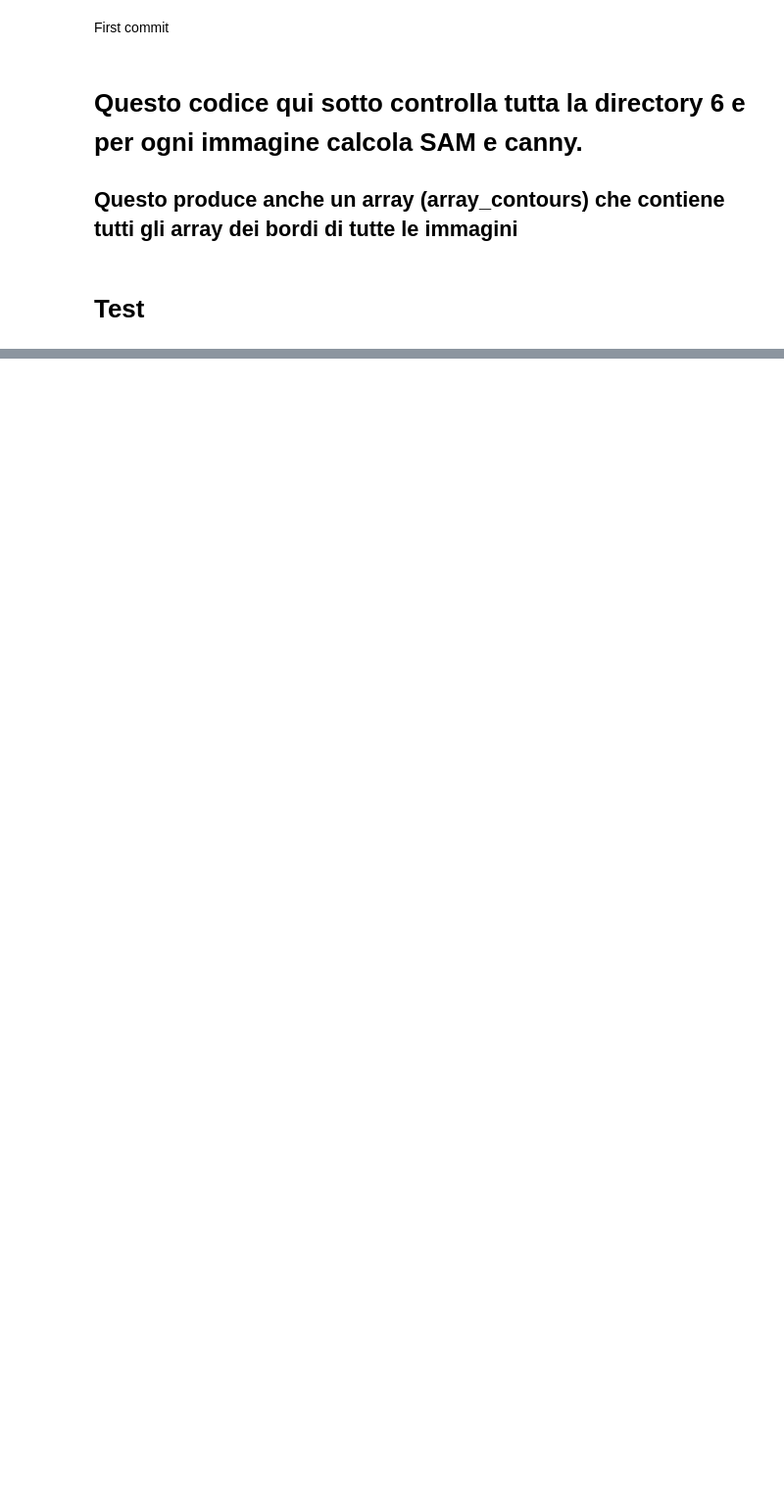
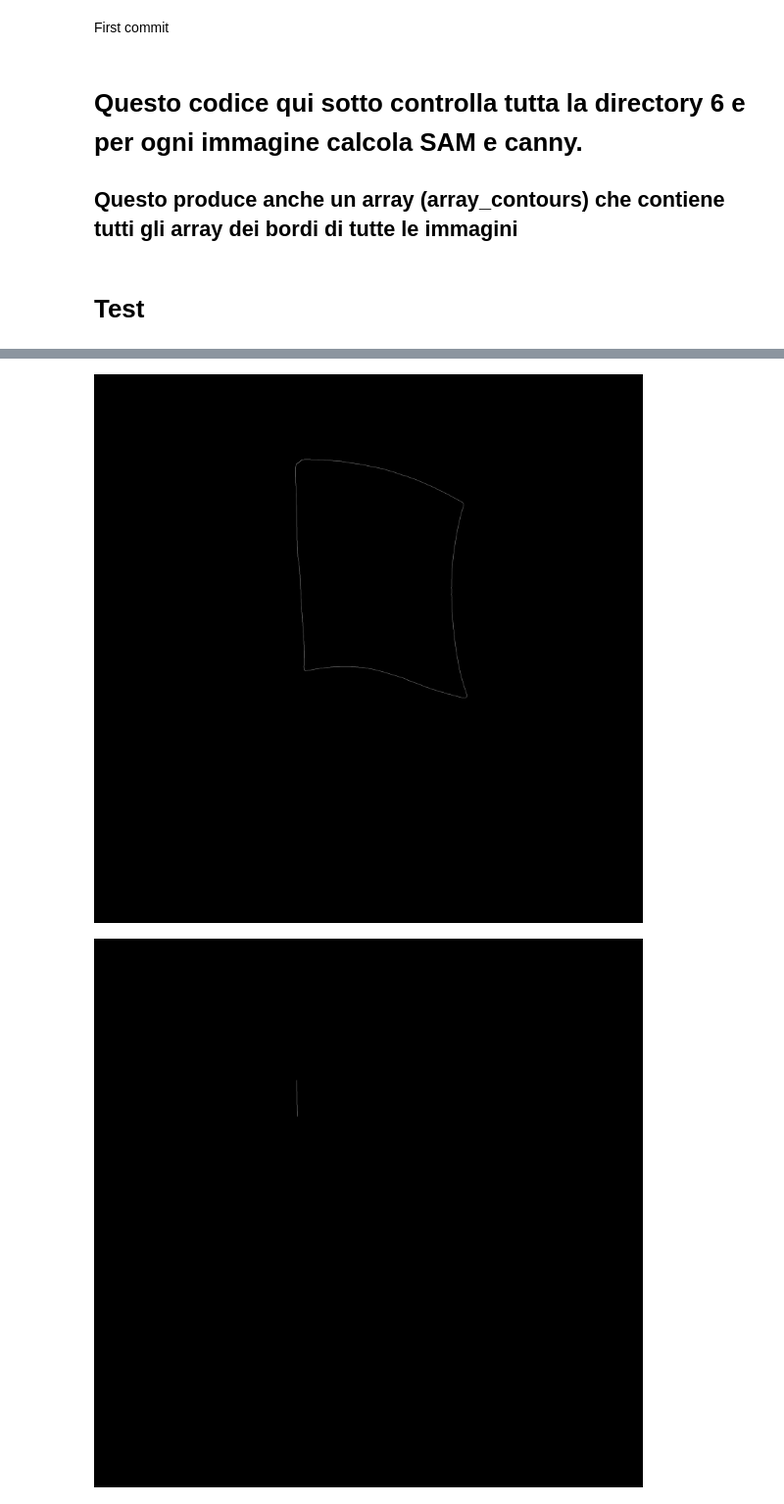
Before and after one commit to Totti00/VA_Project, a Jupyter notebook: VA_project.ipynb, the cells around one changed output, grey strips where cells are left out. Shown: that part at 98% size. Cells and saved outputs as stored; diff of their text form; code cells hidden in the pictures; blank space fills up the shorter version.

```diff
--- a/VA_project.ipynb
+++ b/VA_project.ipynb
@@ -183,7 +184,7 @@ for file_name in file_list:
 
 array_list = [arr.tolist() for arr in array_contours]
 with open('contours.json', 'w') as f:
-  json.dump(arra_list, f)
+  json.dump(array_list, f)
 # %%
 # IMPORTARE DA FILE
 with open('contours.json', 'r') as f:
@@ -396,0 +403,22 @@ cv2_imshow(seg_edge2)
+# %%
+#Questo plotta i due frammenti e due lati che combaciano
+seg_edge = np.zeros((3016, 3016))
+x_coords, y_coords = contours[2][:, 0], contours[2][:, 1]
+seg_edge[x_coords, y_coords] = 255
+cv2_imshow(seg_edge)
+seg_edge = np.zeros((3016, 3016))
+x_coords, y_coords = contours[2][350:550, 0], contours[2][350:550, 1]
+seg_edge[x_coords, y_coords] = 255
+cv2_imshow(seg_edge)
+
+seg_edge = np.zeros((3016, 3016))
+x_coords, y_coords = contours[1][:, 0], contours[1][:, 1]
+seg_edge[x_coords, y_coords] = 255
+cv2_imshow(seg_edge)
+seg_edge = np.zeros((3016, 3016))
+x_coords, y_coords = contours[1][2100:2300, 0], contours[1][2100:2300, 1]
+seg_edge[x_coords, y_coords] = 255
+cv2_imshow(seg_edge)
+# %% [output]
+[figure, added]
+[figure, added]
```
Also changed, not shown: parts of 8 cells of this notebook.
